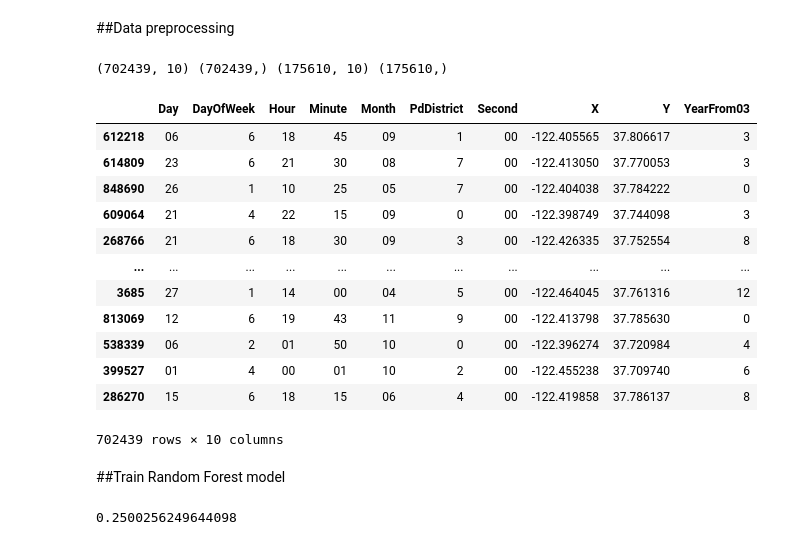
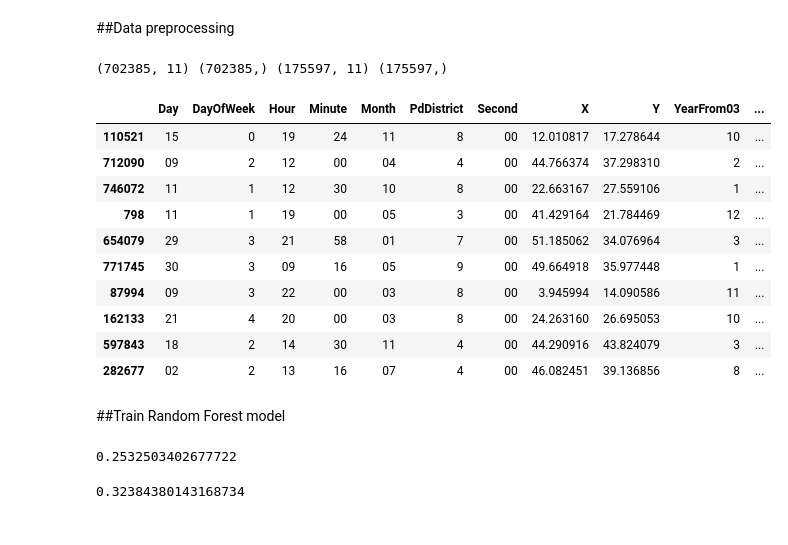
Before and after one commit to luanakwon/SanFranciscoCrime, a Jupyter notebook: SFCrimeClassification.ipynb, the cells around one changed output. Drawn from its saved outputs; the diff is of its cells as text; code cells hidden in the pictures.

```diff
--- a/SFCrimeClassification.ipynb
+++ b/SFCrimeClassification.ipynb
@@ -149,51 +149,56 @@ num2pdd = {num:name for num, name in enumerate(pdDistricts)}
 
 # Number(or id) - Day of Week mapping
 dayOfWeeks = df_train['DayOfWeek'].astype('category').cat.categories
 dow2num = {name:num for num, name in enumerate(dayOfWeeks)}
 num2dow = {num:name for num, name in enumerate(dayOfWeeks)}
 
 # split Dates into 6 columns
 df_train.loc[:,'Dates'] = df_train.loc[:,'Dates'].apply(
     lambda x: x.replace('-',' ').replace(':',' ')
 )
 df_train.loc[:,'YearFrom03'] = df_train.loc[:,'Dates'].apply(lambda x: int(x.split()[0])-2003)
 df_train.loc[:,'Month'] = df_train.loc[:,'Dates'].apply(lambda x: x.split()[1])
 df_train.loc[:,'Day'] = df_train.loc[:,'Dates'].apply(lambda x: x.split()[2])
 df_train.loc[:,'Hour'] = df_train.loc[:,'Dates'].apply(lambda x: x.split()[3])
 df_train.loc[:,'Minute'] = df_train.loc[:,'Dates'].apply(lambda x: x.split()[4])
 df_train.loc[:,'Second'] = df_train.loc[:,'Dates'].apply(lambda x: x.split()[5])
 df_train.drop(['Dates'],axis=1,inplace=True)
 
+# normalize X Y column
+# values are at around ~-122 and ~37. Any values with big difference are outliers
+min_x = df_train.loc[:,'X'].min()
+min_y = df_train.loc[:,'Y'].min()
+xy_scaler = 100/0.2
+df_train.loc[:,'X'] = df_train.loc[:,'X'].apply(lambda x: (x-min_x)*xy_scaler)
+df_train.loc[:,'Y'] = df_train.loc[:,'Y'].apply(lambda x: (x-min_y)*xy_scaler)
+df_train = df_train[(df_train['X'] < xy_scaler) & (df_train['Y'] < xy_scaler)]
+df_train.reset_index(inplace=True)
+
 # apply 3 mappings above
 df_target_id = df_train['Category'].apply(lambda x: cat2num[x])
 df_train.loc[:,'PdDistrict'] = df_train.PdDistrict.apply(lambda x: pdd2num[x])
 df_train.loc[:,'DayOfWeek'] = df_train.DayOfWeek.apply(lambda x: dow2num[x])
 
 feature_columns = df_train.columns.difference(['Category'])
 X = df_train[feature_columns]
 y = df_target_id
 
 train_x, val_x, train_y, val_y = train_test_split(X, y, test_size=0.2, random_state=31415)
 print(train_x.shape, train_y.shape, val_x.shape, val_y.shape)
-train_x.head(5)
+train_x.head(10)
 # %% [output]
-(702439, 10) (702439,) (175610, 10) (175610,)
+(702385, 11) (702385,) (175597, 11) (175597,)
+|  | Day | DayOfWeek | Hour | Minute | Month | PdDistrict | Second | X | Y | YearFrom03 | ... |
+| 110521 | 15 | 0 | 19 | 24 | 11 | 8 | 00 | 12.010817 | 17.278644 | 10 | ... |
+| 712090 | 09 | 2 | 12 | 00 | 04 | 4 | 00 | 44.766374 | 37.298310 | 2 | ... |
+| 746072 | 11 | 1 | 12 | 30 | 10 | 8 | 00 | 22.663167 | 27.559106 | 1 | ... |
+| 798 | 11 | 1 | 19 | 00 | 05 | 3 | 00 | 41.429164 | 21.784469 | 12 | ... |
+| 654079 | 29 | 3 | 21 | 58 | 01 | 7 | 00 | 51.185062 | 34.076964 | 3 | ... |
+| 771745 | 30 | 3 | 09 | 16 | 05 | 9 | 00 | 49.664918 | 35.977448 | 1 | ... |
+| 87994 | 09 | 3 | 22 | 00 | 03 | 8 | 00 | 3.945994 | 14.090586 | 11 | ... |
+| 162133 | 21 | 4 | 20 | 00 | 03 | 8 | 00 | 24.263160 | 26.695053 | 10 | ... |
+| 597843 | 18 | 2 | 14 | 30 | 11 | 4 | 00 | 44.290916 | 43.824079 | 3 | ... |
+| 282677 | 02 | 2 | 13 | 16 | 07 | 4 | 00 | 46.082451 | 39.136856 | 8 | ... |
-# %%
-train_x
-# %% [output]
-|  | Day | DayOfWeek | Hour | Minute | Month | PdDistrict | Second | X | Y | YearFrom03 |
-| 612218 | 06 | 6 | 18 | 45 | 09 | 1 | 00 | -122.405565 | 37.806617 | 3 |
-| 614809 | 23 | 6 | 21 | 30 | 08 | 7 | 00 | -122.413050 | 37.770053 | 3 |
-| 848690 | 26 | 1 | 10 | 25 | 05 | 7 | 00 | -122.404038 | 37.784222 | 0 |
-| 609064 | 21 | 4 | 22 | 15 | 09 | 0 | 00 | -122.398749 | 37.744098 | 3 |
-| 268766 | 21 | 6 | 18 | 30 | 09 | 3 | 00 | -122.426335 | 37.752554 | 8 |
-| ... | ... | ... | ... | ... | ... | ... | ... | ... | ... | ... |
-| 3685 | 27 | 1 | 14 | 00 | 04 | 5 | 00 | -122.464045 | 37.761316 | 12 |
-| 813069 | 12 | 6 | 19 | 43 | 11 | 9 | 00 | -122.413798 | 37.785630 | 0 |
-| 538339 | 06 | 2 | 01 | 50 | 10 | 0 | 00 | -122.396274 | 37.720984 | 4 |
-| 399527 | 01 | 4 | 00 | 01 | 10 | 2 | 00 | -122.455238 | 37.709740 | 6 |
-| 286270 | 15 | 6 | 18 | 15 | 06 | 4 | 00 | -122.419858 | 37.786137 | 8 |
-702439 rows × 10 columns
 # %% [markdown]
 ##Train Random Forest model
 # %%
@@ -206,4 +211,12 @@ clf.fit(train_x,train_y)
 predict1 = clf.predict(val_x)
 print(accuracy_score(val_y,predict1))
 # %% [output]
-0.2500256249644098
+0.2532503402677722
+# %%
+clf = RandomForestClassifier(n_estimators=100, max_depth=20,random_state=31415)
+clf.fit(train_x,train_y)
+
+predict1 = clf.predict(val_x)
+print(accuracy_score(val_y,predict1))
+# %% [output]
+0.32384380143168734
```
Also changed, not shown: parts of 1 cell of this notebook.
